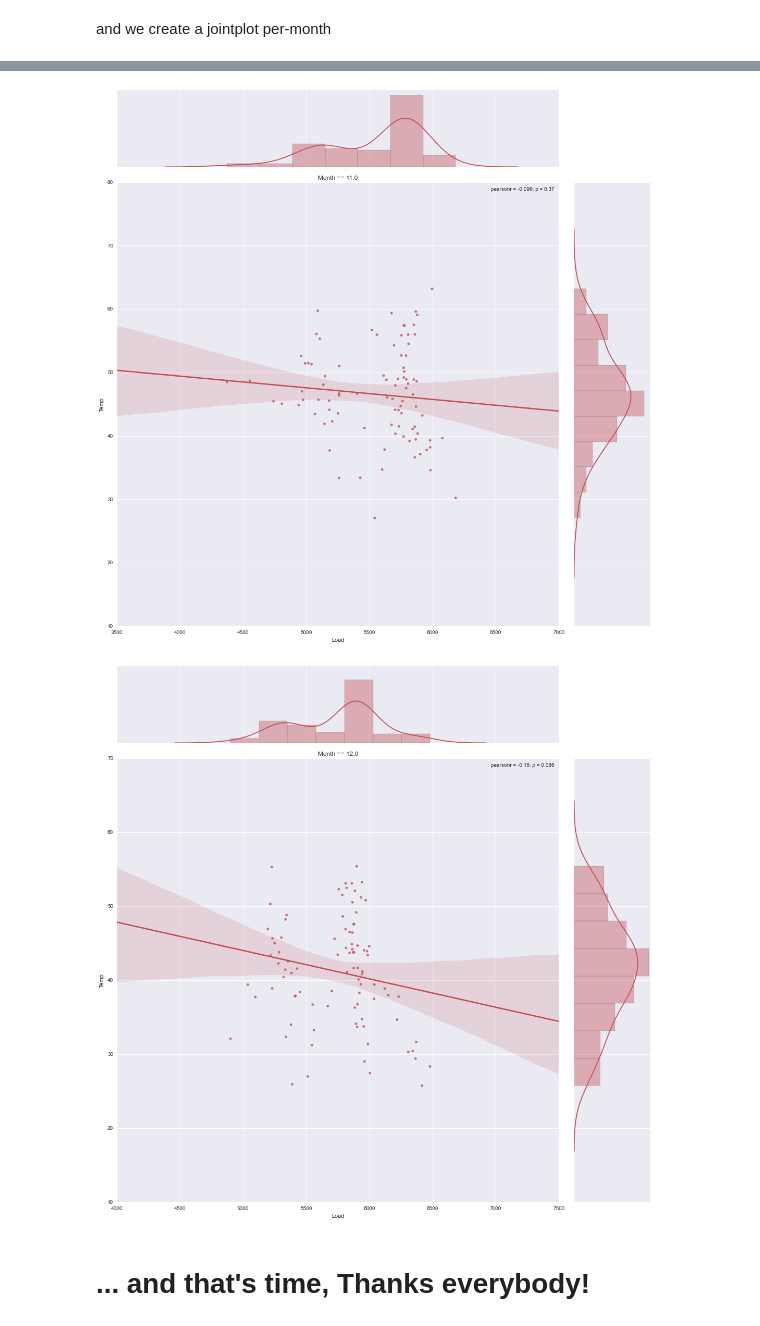
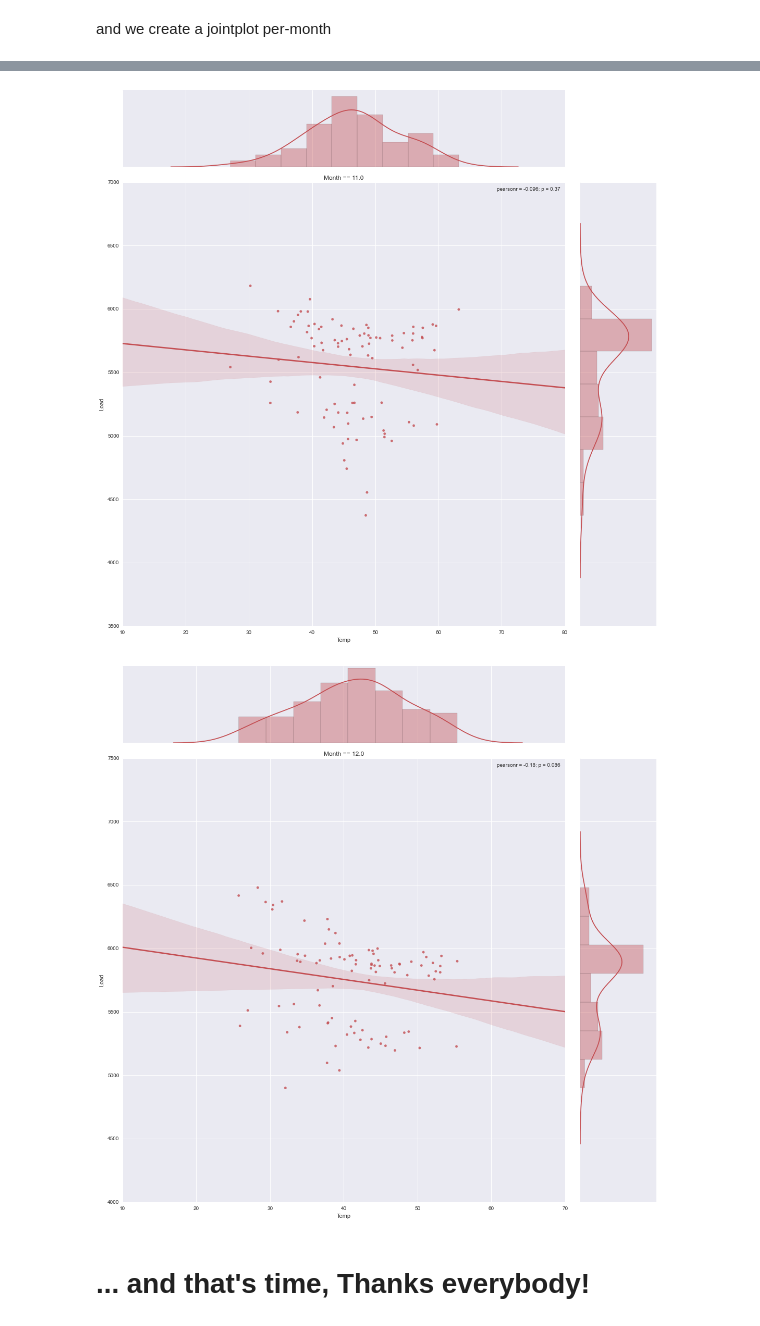
Before and after one commit to dkanoafry/nyc-energy-data, a Jupyter notebook: 20140623-LiveAnalytic-Weather-vs-Load.ipynb, the cells around one changed output, grey strips where cells are left out. Cells and saved outputs as stored; diff of their text form; code cells hidden in the pictures.

Commit message:
update jointplots

```diff
--- a/20140623-LiveAnalytic-Weather-vs-Load.ipynb
+++ b/20140623-LiveAnalytic-Weather-vs-Load.ipynb
@@ -6,5 +6,6 @@
 pull the data into pandas DataFrames
 # %%
 import pandas as pd
-df1 = pd.read_csv('./data/NYCEnergyData_dataset_062314_0.csv')
-df2 = pd.read_csv('./data/NYCEnergyData_dataset_062314_NA.csv')
+%pylab inline
+df1 = pd.read_csv('./data/20140623/NYCEnergyData_dataset_062314_0.csv')
+df2 = pd.read_csv('./data/20140623/NYCEnergyData_dataset_062314_NA.csv')
@@ -254,6 +272,6 @@ here we use seaborn's jointplot
 http://web.stanford.edu/~mwaskom/software/seaborn/examples/regression_marginals.html
 # %%
 color = sns.color_palette()[2]
-g = sns.jointplot("Load", "Temp", data=df_clean_daily, kind="reg",
+g = sns.jointplot("Temp", "Load", data=df_clean_daily, kind="reg",
                   color=color, size=15)
 # %% [output]
@@ -418,7 +436,7 @@ models = {}
 fitteds = {}
 
 for (key, df_g) in grp:
-    g = sns.jointplot("Load", "Temp", data=df_g, kind="reg",
+    g = sns.jointplot("Temp", "Load", data=df_g, kind="reg",
                   color=color, size=15)
     g.ax_joint.set_title("Month == %s" % key)
     #models[key] = smf.ols(formula = "Load ~ Temp", data = df_g)
@@ -438,5 +456,5 @@ for (key, df_g) in grp:
-[figure, old version]
+[figure, new version]
-[figure, old version]
+[figure, new version]
 # %% [markdown]
 # ... and that's time, Thanks everybody!
 # %% [markdown]
```
Also changed, not shown: parts of 10 cells of this notebook.
